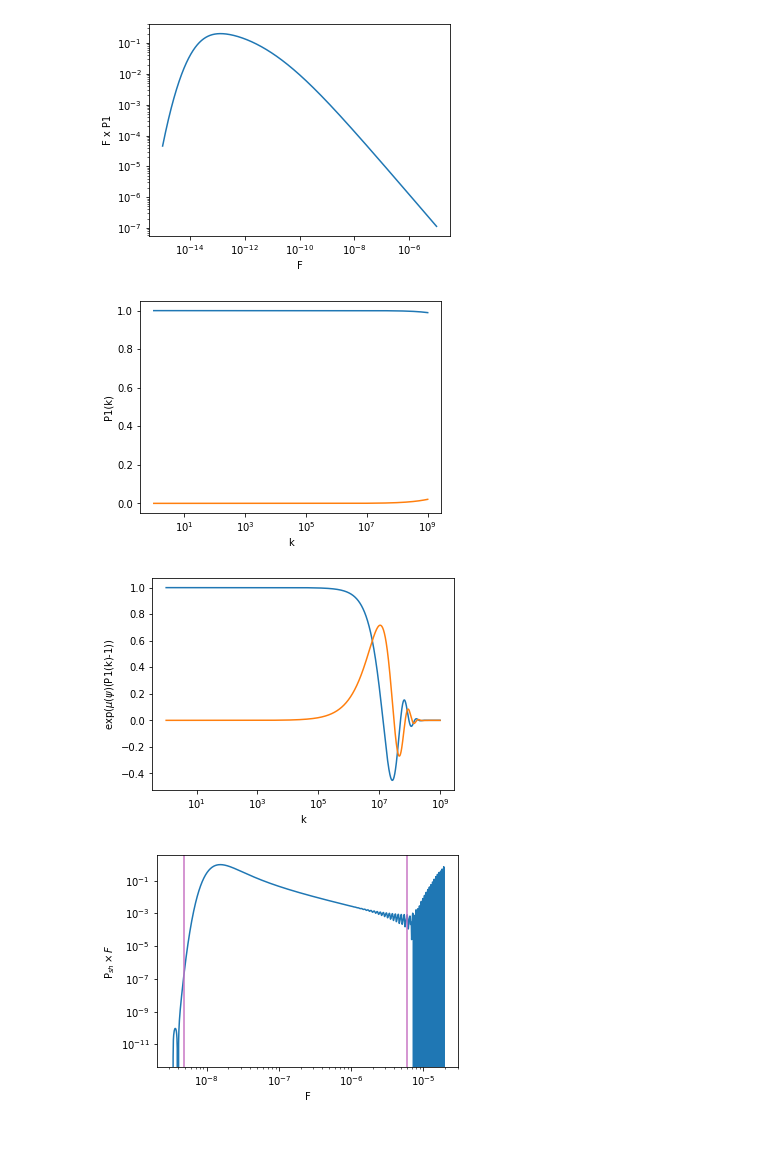
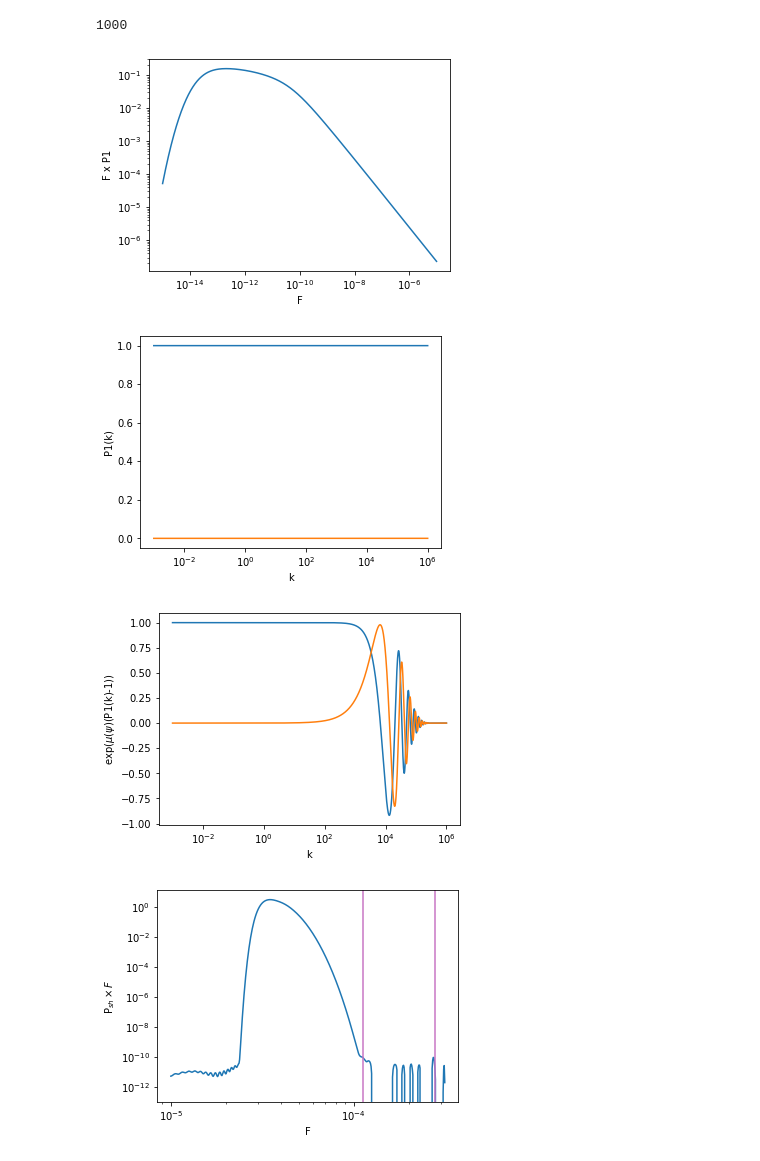
Before and after one commit to runburg/dm_gal_substructure, a Jupyter notebook: n0_swave.ipynb, the cells around one changed output. Drawn from its saved outputs; the diff is of its cells as text; code cells hidden in the pictures.

```diff
--- a/n0_swave.ipynb
+++ b/n0_swave.ipynb
@@ -19,57 +19,64 @@ importlib.reload(pd)
 importlib.reload(plots)
 params = {'R_G': 220, # Kpc
           'd_solar': 8.5, # kpc
-          'psi': 180,
+          'psi': 40,
           'M_min': 1.0e-2, # Msun
           'M_max': 1.0e10, # Msun
           'fwimp': 1.0,
           'mean_params': {'a':77.4, 'b':0.87+0.31*n, 'c':-0.23-0.04*n},
-          'nside': 2048,
+          'nside': 128,
           'area_fermi': 2000.0, # cm^2
           'n': n,
           'log_flux_min': -15, # log10 photons/cm^2/yr
           'log_flux_max': -5, # log10 photons/cm^2/yr
-          'N': 7500,
-          'log_k_min': 3,
+          'N': 1000,
+          'log_k_min': -3,
 #           'log_k_min': 2,
-          'log_k_max': 9,
+          'log_k_max': 6,
 #           'log_k_max': 6.5,
-          'N_k': 100000,
-          'psh_log_f_min': -8.5,
+          'N_k': 250000,
+          'psh_log_f_min': -5,
 #           'psh_log_f_min': -4.5,
-          'psh_log_f_max': -4.7,
-#           'psh_log_f_max': -4,
-          'N_psh': 1000
+#           'psh_log_f_max': -4.7,
+          'psh_log_f_max': -3.5,
+          'N_psh': 500
          }
 
 params['omega_pixel'] = 4.*np.pi/(12*params['nside']**2.) # sr
 p = params
+import json
+json.dump(p, open('source/n0.params', 'w'), indent=0)
+# %%
+q = json.load(open('source/n0.params', 'r'))
+q['N']
+# %% [output]
+1000
 # %%
 fluxes = np.logspace(p['log_flux_min'], p['log_flux_max'], num=p['N'])
 p1_vals = pd.p1(fluxes, **p)
 fig, _ = plots.check_fp1_plot(fluxes, p1_vals)
 # %% [output]
-[figure, old version]
+[figure, new version]
 # %%
 muu = pd.mu(**p)
 ft_p1_vals, k = pd.ft_p1(p1_vals, fluxes, **p)
 fig, _ = plots.check_ft_p1_plot(k, ft_p1_vals)
 # %% [output]
-[figure, old version]
+[figure, new version]
 # %%
 fig, _ = plots.check_psh_integrand_plot(k, ft_p1_vals, muu)
 # %% [output]
-[figure, old version]
+[figure, new version]
 # %%
 pf_vals, flux = pd.pf(muu, ft_p1_vals, k, **p)
 # %%
-startl = 50
-limi = -140
+startl = 350
+limi = -20
 fig, _ = plots.check_psh_plot(flux, pf_vals.real, j=[startl, limi])
 
 # print(pf_vals)
 # %% [output]
-[figure, old version]
+[figure, new version]
 # %%
 print(f'\mu \int F P1: {(muu[0] * integrate.simps(fluxes * p1_vals, fluxes))}')
 print(f' \int F Psh: {integrate.simps(pf_vals[startl:limi].real * flux[startl:limi], flux[startl:limi])}')
```
Also changed, not shown: parts of 8 cells of this notebook, 5 other files.
